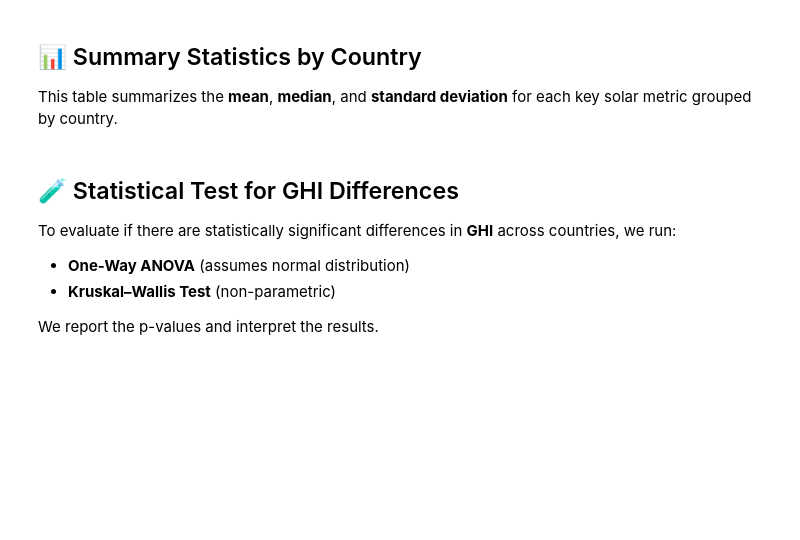
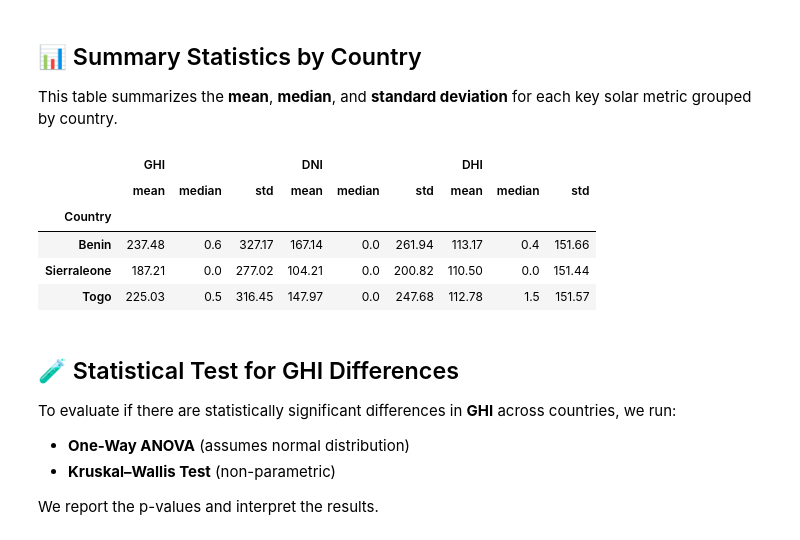
Before and after one commit to Natty4/solar-challenge-week1, a Jupyter notebook: notebooks/compare_countries.ipynb, the cells around one changed output. Cells and saved outputs as stored; diff of their text form; code cells hidden in the pictures; blank space fills up the shorter version.

```diff
--- a/notebooks/compare_countries.ipynb
+++ b/notebooks/compare_countries.ipynb
@@ -47,8 +41,16 @@ for metric in ["GHI", "DNI", "DHI"]:
 
 This table summarizes the **mean**, **median**, and **standard deviation** for each key solar metric grouped by country.
 # %%
-summary = df_all.groupby("Country")[["GHI", "DNI", "DHI"]].agg(["mean", "median", "std"]).round(2)
-summary
+# Generate summary table
+summary_df = cm.generate_summary_table()
+display(summary_df)
+# %% [output]
+|  | GHI |  |  | DNI |  |  | DHI |  |  |
+|  | mean | median | std | mean | median | std | mean | median | std |
+| Country |  |  |  |  |  |  |  |  |  |
+| Benin | 237.48 | 0.6 | 327.17 | 167.14 | 0.0 | 261.94 | 113.17 | 0.4 | 151.66 |
+| Sierraleone | 187.21 | 0.0 | 277.02 | 104.21 | 0.0 | 200.82 | 110.50 | 0.0 | 151.44 |
+| Togo | 225.03 | 0.5 | 316.45 | 147.97 | 0.0 | 247.68 | 112.78 | 1.5 | 151.57 |
 # %% [markdown]
 ## 🧪 Statistical Test for GHI Differences
 
```
Also changed, not shown: parts of 7 cells of this notebook, 4 other files.
